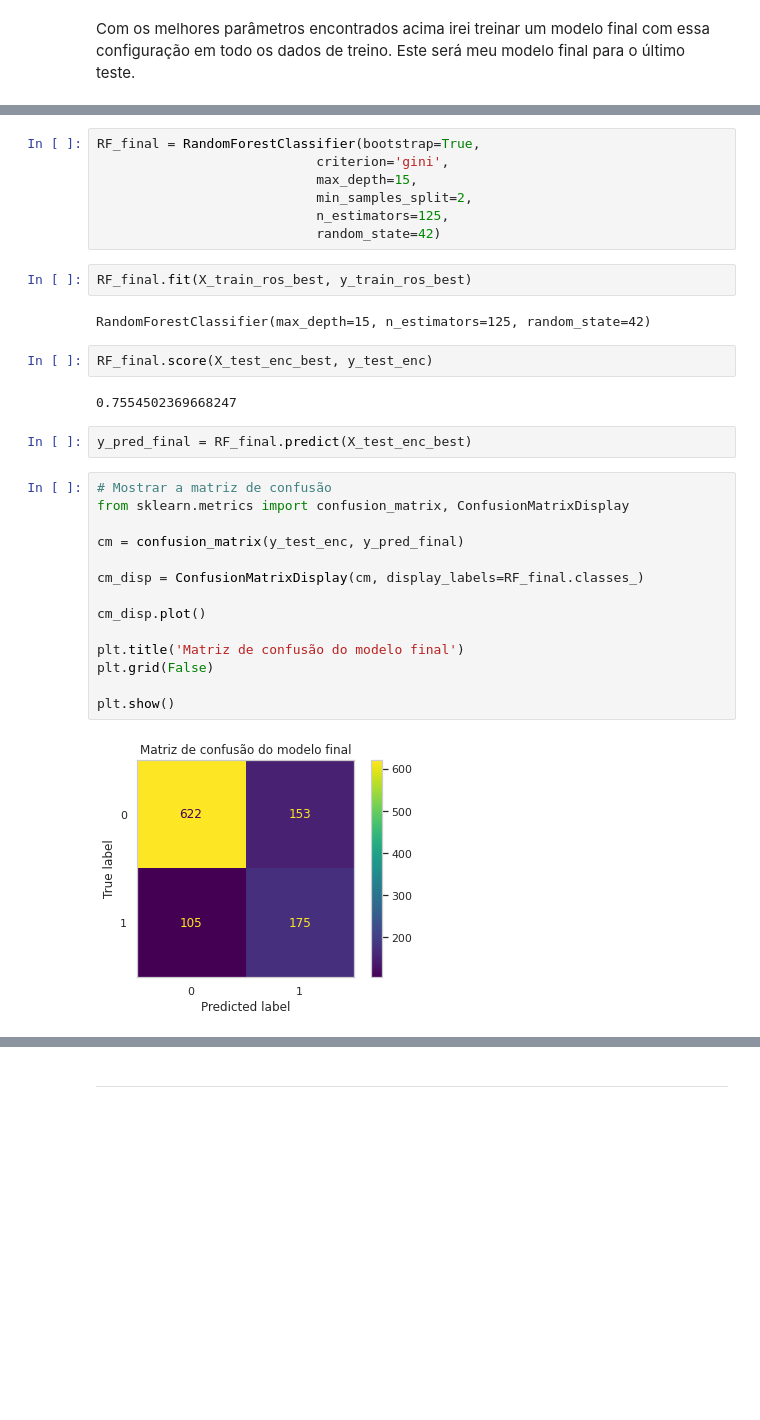
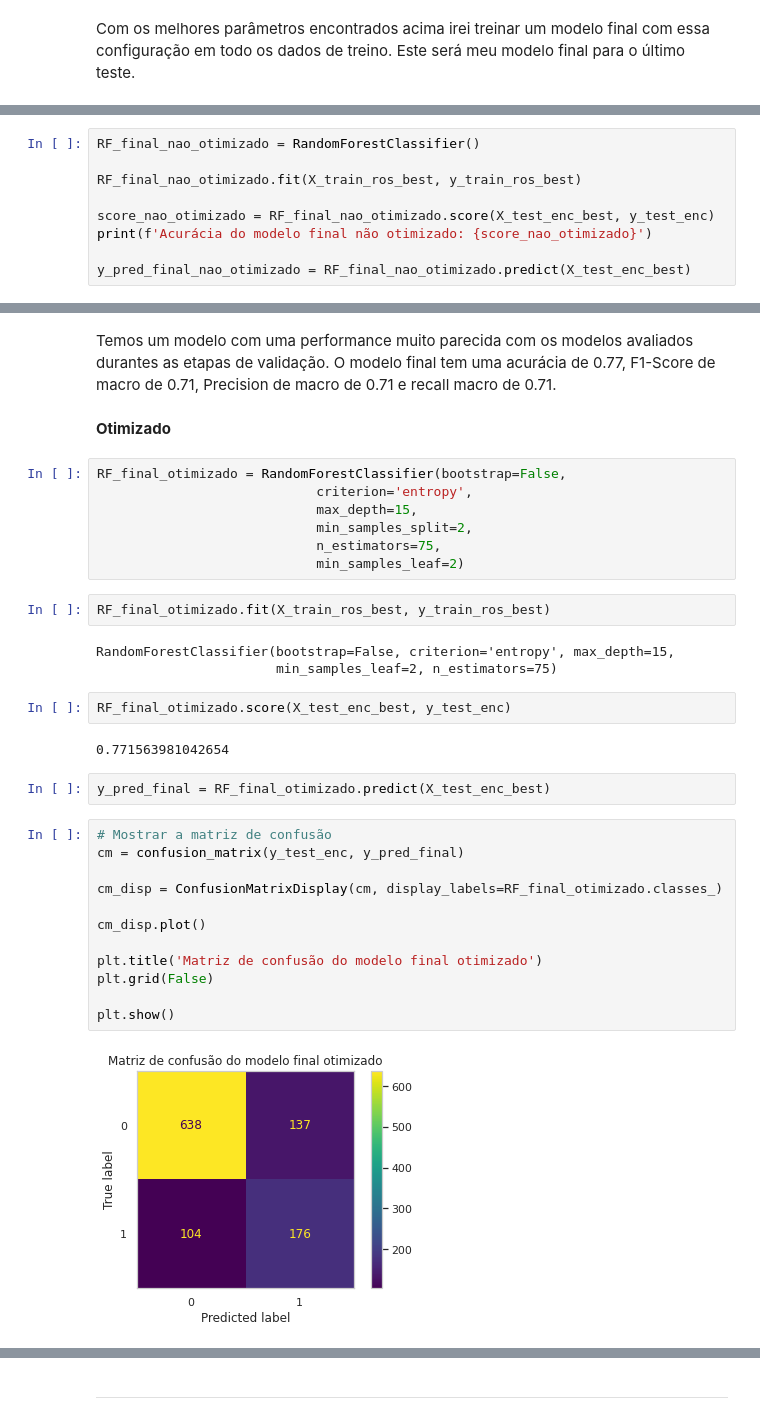
Before and after one commit to andre-almd/Alura_Challenge_Data_Science, a Jupyter notebook: Semana 03 - Modelos de Machine Learning/Challenge_Alura_Voz_Semana_3.ipynb, the cells around one changed output, grey strips where cells are left out. Saved outputs shown, nothing was run; the diff lists cells and outputs as text; blank space fills up the shorter version.

```diff
--- a/Semana 03 - Modelos de Machine Learning/Challenge_Alura_Voz_Semana_3.ipynb
+++ b/Semana 03 - Modelos de Machine Learning/Challenge_Alura_Voz_Semana_3.ipynb
@@ -1099,0 +1149,9 @@ Com os melhores parâmetros encontrados acima irei treinar um modelo final com e
+# %%
+RF_final_nao_otimizado = RandomForestClassifier()
+
+RF_final_nao_otimizado.fit(X_train_ros_best, y_train_ros_best)
+
+score_nao_otimizado = RF_final_nao_otimizado.score(X_test_enc_best, y_test_enc)
+print(f'Acurácia do modelo final não otimizado: {score_nao_otimizado}')
+
+y_pred_final_nao_otimizado = RF_final_nao_otimizado.predict(X_test_enc_best)
@@ -1100,36 +1185,39 @@ Com os melhores parâmetros encontrados acima irei treinar um modelo final com e
+# %% [markdown]
+Temos um modelo com uma performance muito parecida com os modelos avaliados durantes as etapas de validação. O modelo final tem uma acurácia de 0.77, F1-Score de macro de 0.71, Precision de macro de 0.71 e recall macro de 0.71.
+# %% [markdown]
+**Otimizado**
 # %%
-RF_final = RandomForestClassifier(bootstrap=True,
-                            criterion='gini',
+RF_final_otimizado = RandomForestClassifier(bootstrap=False,
+                            criterion='entropy',
                             max_depth=15,
                             min_samples_split=2,
-                            n_estimators=125,
-                            random_state=42)
+                            n_estimators=75,
+                            min_samples_leaf=2)
 # %%
-RF_final.fit(X_train_ros_best, y_train_ros_best)
+RF_final_otimizado.fit(X_train_ros_best, y_train_ros_best)
 # %% [output]
-RandomForestClassifier(max_depth=15, n_estimators=125, random_state=42)
+RandomForestClassifier(bootstrap=False, criterion='entropy', max_depth=15,
+                       min_samples_leaf=2, n_estimators=75)
 # %%
-RF_final.score(X_test_enc_best, y_test_enc)
+RF_final_otimizado.score(X_test_enc_best, y_test_enc)
 # %% [output]
-0.7554502369668247
+0.771563981042654
 # %%
-y_pred_final = RF_final.predict(X_test_enc_best)
+y_pred_final = RF_final_otimizado.predict(X_test_enc_best)
 # %%
 # Mostrar a matriz de confusão
-from sklearn.metrics import confusion_matrix, ConfusionMatrixDisplay
-
 cm = confusion_matrix(y_test_enc, y_pred_final)
 
-cm_disp = ConfusionMatrixDisplay(cm, display_labels=RF_final.classes_)
+cm_disp = ConfusionMatrixDisplay(cm, display_labels=RF_final_otimizado.classes_)
 
 cm_disp.plot()
 
-plt.title('Matriz de confusão do modelo final')
+plt.title('Matriz de confusão do modelo final otimizado')
 plt.grid(False)
 
 plt.show()
 # %% [output]
-[figure, old version]
+[figure, new version]
 # %%
 print(classification_report(y_test_enc, y_pred_final, output_dict=False))
 # %% [output]
```
Also changed, not shown: parts of 60 cells of this notebook, 2 other files.
